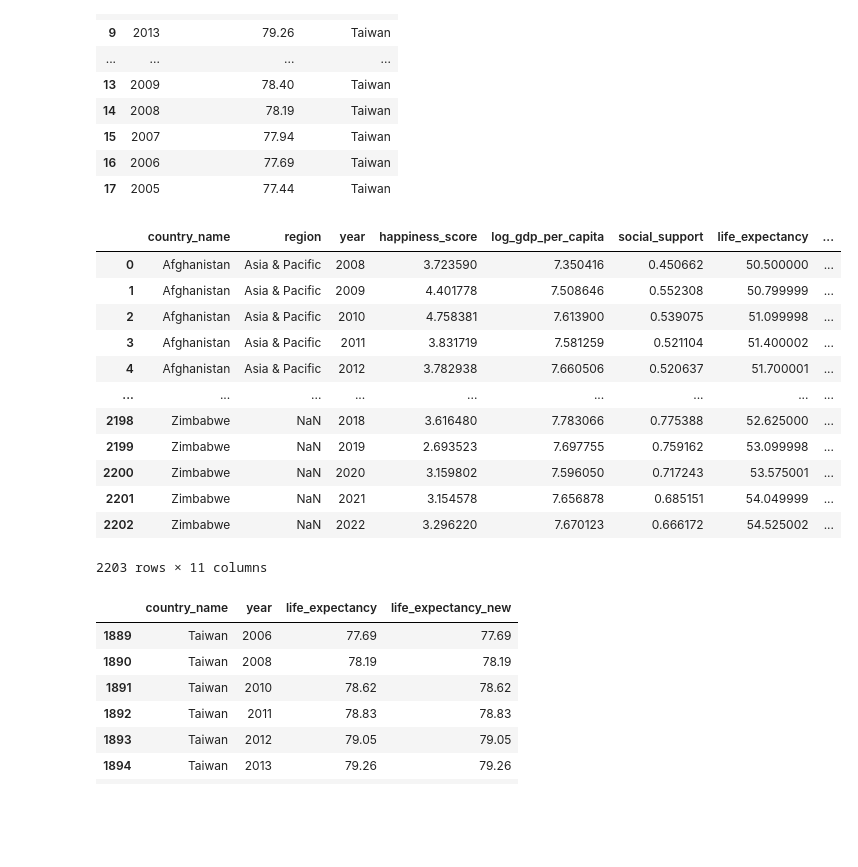
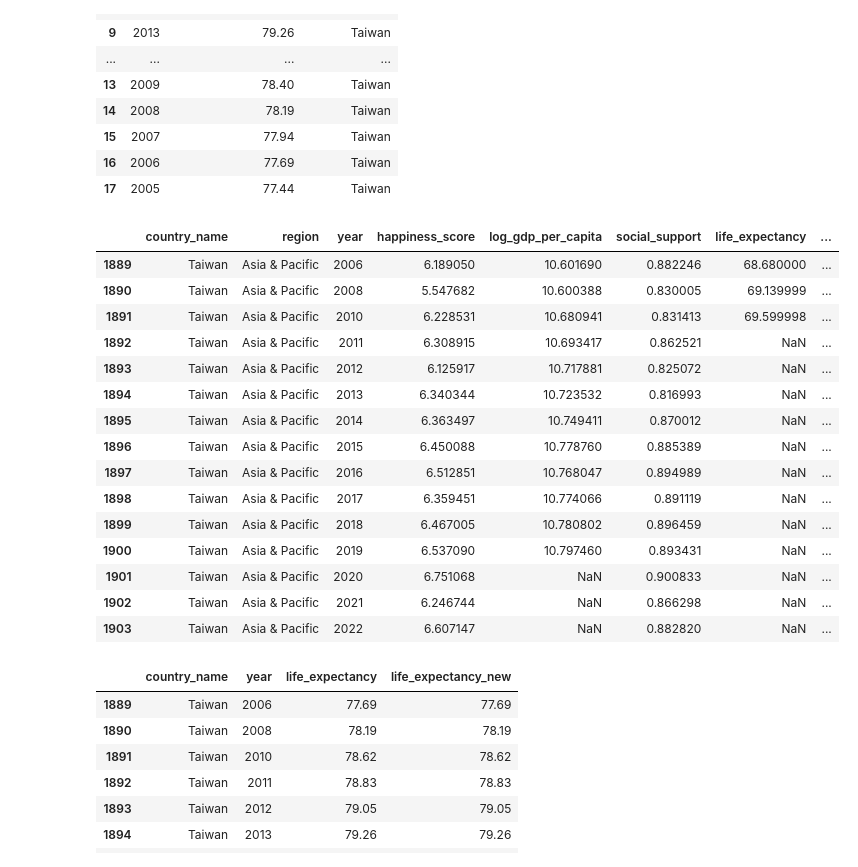
Before and after one commit to occampos/Global_Happiness_Analysis, a Jupyter notebook: Prep/Happiness_All_Years_Prep.ipynb, the cells around one changed output. Drawn from its saved outputs; the diff is of its cells as text; code cells hidden in the pictures; blank space fills up the shorter version.

```diff
--- a/Prep/Happiness_All_Years_Prep.ipynb
+++ b/Prep/Happiness_All_Years_Prep.ipynb
@@ -3,20 +3,24 @@
 # %%
 import pandas as pd
 import numpy as np
+# %%
+pd.set_option('display.max_rows', None);
 # %%
 # Import data and save originals
 
-data_2023 = pd.read_csv(r"C:\Users\Olimpio Chris Campos\Desktop\Global Happiness\Prep\data_2023.csv")
+data_2023 = pd.read_csv(r"C:\Users\olimp\OneDrive\Documents\Datasets\Happiness\Tables\happiness_2023.csv")
 
-country_region = pd.read_csv(r"C:\Users\Olimpio Chris Campos\Desktop\Global Happiness\Sources\country_region.csv")
+country_ids = pd.read_csv(r"C:\Users\olimp\OneDrive\Documents\Datasets\Happiness\Tables\country_ids.csv")
 
-original_data = pd.read_excel(r"C:\Users\Olimpio Chris Campos\Desktop\Global Happiness\Sources\Originals\WHR_before_2023.xls")
+country_region = pd.read_csv(r"C:\Users\olimp\OneDrive\Documents\Datasets\Happiness\Sources\country_region.csv")
+
+original_data = pd.read_excel(r"C:\Users\olimp\OneDrive\Documents\Datasets\Happiness\Sources\Originals\WHR_before_2023.xls")
 data = pd.DataFrame(original_data)
 
-original_world_life_expectancy = pd.read_excel(r"C:\Users\Olimpio Chris Campos\Desktop\Global Happiness\Sources\Originals\world_life_expectancy.xlsx")
+original_world_life_expectancy = pd.read_excel(r"C:\Users\olimp\OneDrive\Documents\Datasets\Happiness\Sources\Originals\world_life_expectancy.xlsx")
 world_life_expectancy = pd.DataFrame(original_world_life_expectancy)
 
-original_taiwan_life_expectancy = pd.read_excel(r"C:\Users\Olimpio Chris Campos\Desktop\Global Happiness\Sources\Originals\taiwan_life_expectancy.xlsx")
+original_taiwan_life_expectancy = pd.read_excel(r"C:\Users\olimp\OneDrive\Documents\Datasets\Happiness\Sources\Originals\taiwan_life_expectancy.xlsx")
 taiwan_life_expectancy = pd.DataFrame(original_taiwan_life_expectancy)
 # %% [markdown]
 ### All Years Prep
@@ -163,16 +199,14 @@ test_data.loc[test_data['country_name'] == 'North Macedonia', 'country_name'] =
 test_data.loc[test_data['country_name'] == 'Somaliland region', 'country_name'] = 'Somaliland'
 test_data.loc[test_data['country_name'] == 'State of Palestine', 'country_name'] = 'Palestine'
 test_data.loc[test_data['country_name'] == 'Taiwan Province of China', 'country_name'] = 'Taiwan'
-
 test_data.loc[test_data['country_name'] == 'Ivory Coast', 'country_name'] = '''Côte D'Ivoire'''
 test_data.loc[test_data['country_name'] == 'North Macedonia', 'country_name'] = 'Macedonia'
-test_data.loc[test_data['country_name'] == 'Somaliland region', 'country_name'] = 'Somaliland'
 test_data.loc[test_data['country_name'] == 'State of Palestine', 'country_name'] = 'Palestine'
 test_data.loc[test_data['country_name'] == 'Taiwan Province of China', 'country_name'] = 'Taiwan'
 
 country_region.loc[country_region['country_name'] == 'Syrian Arab Republic', 'country_name'] = 'Syria'
 
-country_region.loc[249] = ['Somaliland', 'Africa']
+country_region.loc[250] = ['Somaliland', 'Africa']
 # %%
 # Merge again
 
@@ -578,24 +616,27 @@ taiwan_life_expectancy.head(20)
 | 16 | 2006 | 77.69 | Taiwan |
 | 17 | 2005 | 77.44 | Taiwan |
 # %%
-# Merge data_2 with taiwan_life_expectancy
+# Merge test_data with taiwan_life_expectancy
 
 merge = pd.merge(test_data, taiwan_life_expectancy, how='left', on = ['country_name','year'])
-merge
+merge[merge['country_name'] == 'Taiwan']
 # %% [output]
 |  | country_name | region | year | happiness_score | log_gdp_per_capita | social_support | life_expectancy | ... |
-| 0 | Afghanistan | Asia & Pacific | 2008 | 3.723590 | 7.350416 | 0.450662 | 50.500000 | ... |
-| 1 | Afghanistan | Asia & Pacific | 2009 | 4.401778 | 7.508646 | 0.552308 | 50.799999 | ... |
-| 2 | Afghanistan | Asia & Pacific | 2010 | 4.758381 | 7.613900 | 0.539075 | 51.099998 | ... |
-| 3 | Afghanistan | Asia & Pacific | 2011 | 3.831719 | 7.581259 | 0.521104 | 51.400002 | ... |
-| 4 | Afghanistan | Asia & Pacific | 2012 | 3.782938 | 7.660506 | 0.520637 | 51.700001 | ... |
-| ... | ... | ... | ... | ... | ... | ... | ... | ... |
-| 2198 | Zimbabwe | NaN | 2018 | 3.616480 | 7.783066 | 0.775388 | 52.625000 | ... |
-| 2199 | Zimbabwe | NaN | 2019 | 2.693523 | 7.697755 | 0.759162 | 53.099998 | ... |
-| 2200 | Zimbabwe | NaN | 2020 | 3.159802 | 7.596050 | 0.717243 | 53.575001 | ... |
-| 2201 | Zimbabwe | NaN | 2021 | 3.154578 | 7.656878 | 0.685151 | 54.049999 | ... |
-| 2202 | Zimbabwe | NaN | 2022 | 3.296220 | 7.670123 | 0.666172 | 54.525002 | ... |
+| 1889 | Taiwan | Asia & Pacific | 2006 | 6.189050 | 10.601690 | 0.882246 | 68.680000 | ... |
+| 1890 | Taiwan | Asia & Pacific | 2008 | 5.547682 | 10.600388 | 0.830005 | 69.139999 | ... |
+| 1891 | Taiwan | Asia & Pacific | 2010 | 6.228531 | 10.680941 | 0.831413 | 69.599998 | ... |
+| 1892 | Taiwan | Asia & Pacific | 2011 | 6.308915 | 10.693417 | 0.862521 | NaN | ... |
+| 1893 | Taiwan | Asia & Pacific | 2012 | 6.125917 | 10.717881 | 0.825072 | NaN | ... |
+| 1894 | Taiwan | Asia & Pacific | 2013 | 6.340344 | 10.723532 | 0.816993 | NaN | ... |
+| 1895 | Taiwan | Asia & Pacific | 2014 | 6.363497 | 10.749411 | 0.870012 | NaN | ... |
+| 1896 | Taiwan | Asia & Pacific | 2015 | 6.450088 | 10.778760 | 0.885389 | NaN | ... |
+| 1897 | Taiwan | Asia & Pacific | 2016 | 6.512851 | 10.768047 | 0.894989 | NaN | ... |
+| 1898 | Taiwan | Asia & Pacific | 2017 | 6.359451 | 10.774066 | 0.891119 | NaN | ... |
+| 1899 | Taiwan | Asia & Pacific | 2018 | 6.467005 | 10.780802 | 0.896459 | NaN | ... |
+| 1900 | Taiwan | Asia & Pacific | 2019 | 6.537090 | 10.797460 | 0.893431 | NaN | ... |
+| 1901 | Taiwan | Asia & Pacific | 2020 | 6.751068 | NaN | 0.900833 | NaN | ... |
+| 1902 | Taiwan | Asia & Pacific | 2021 | 6.246744 | NaN | 0.866298 | NaN | ... |
+| 1903 | Taiwan | Asia & Pacific | 2022 | 6.607147 | NaN | 0.882820 | NaN | ... |
-2203 rows × 11 columns
 # %%
 # Set life_expectancy for Taiwan to NaN so it can be updated
 
```
Also changed, not shown: parts of 29 cells of this notebook, 1 other file.
